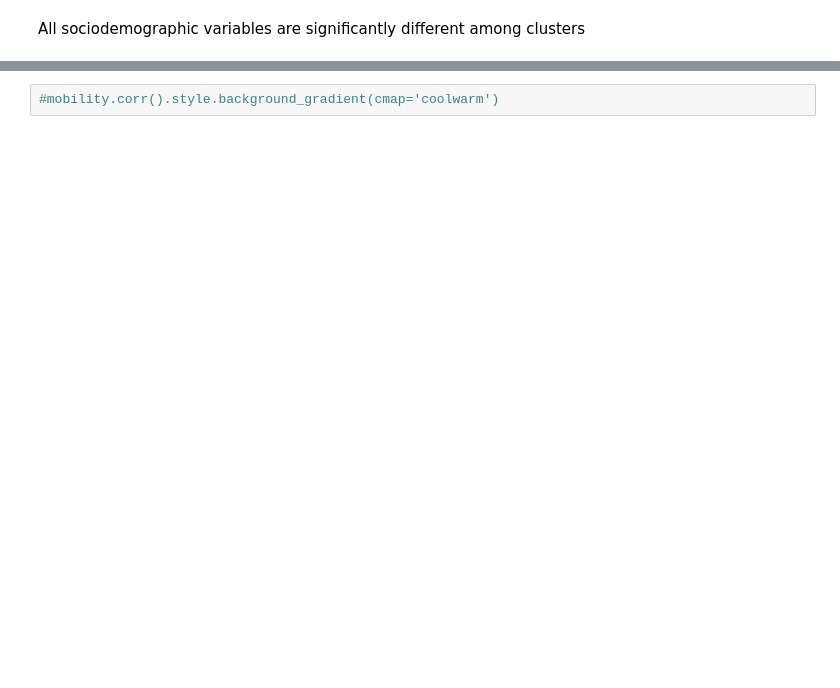
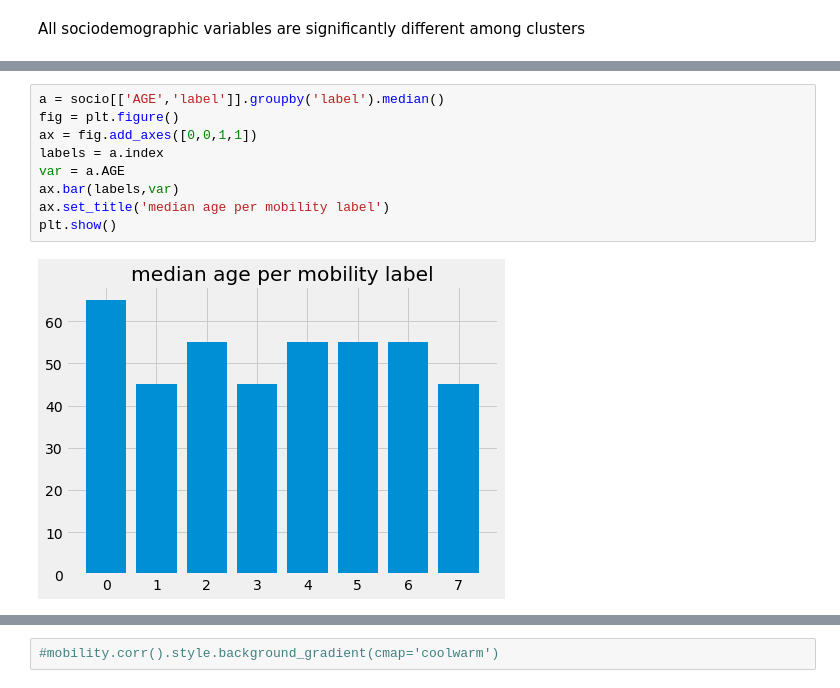
Before and after one commit to arashk1990/covid19mobility, a Jupyter notebook: models/clustering.ipynb, the cells around one changed output, grey strips where cells are left out. Cells and saved outputs as stored; diff of their text form; blank space fills up the shorter version.

```diff
--- a/models/clustering.ipynb
+++ b/models/clustering.ipynb
@@ -198,0 +260,11 @@ All sociodemographic variables are significantly different among clusters
+# %%
+a = socio[['AGE','label']].groupby('label').median()
+fig = plt.figure()
+ax = fig.add_axes([0,0,1,1])
+labels = a.index
+var = a.AGE
+ax.bar(labels,var)
+ax.set_title('median age per mobility label')
+plt.show()
+# %% [output]
+[figure, added]
```
Also changed, not shown: parts of 22 cells of this notebook.
